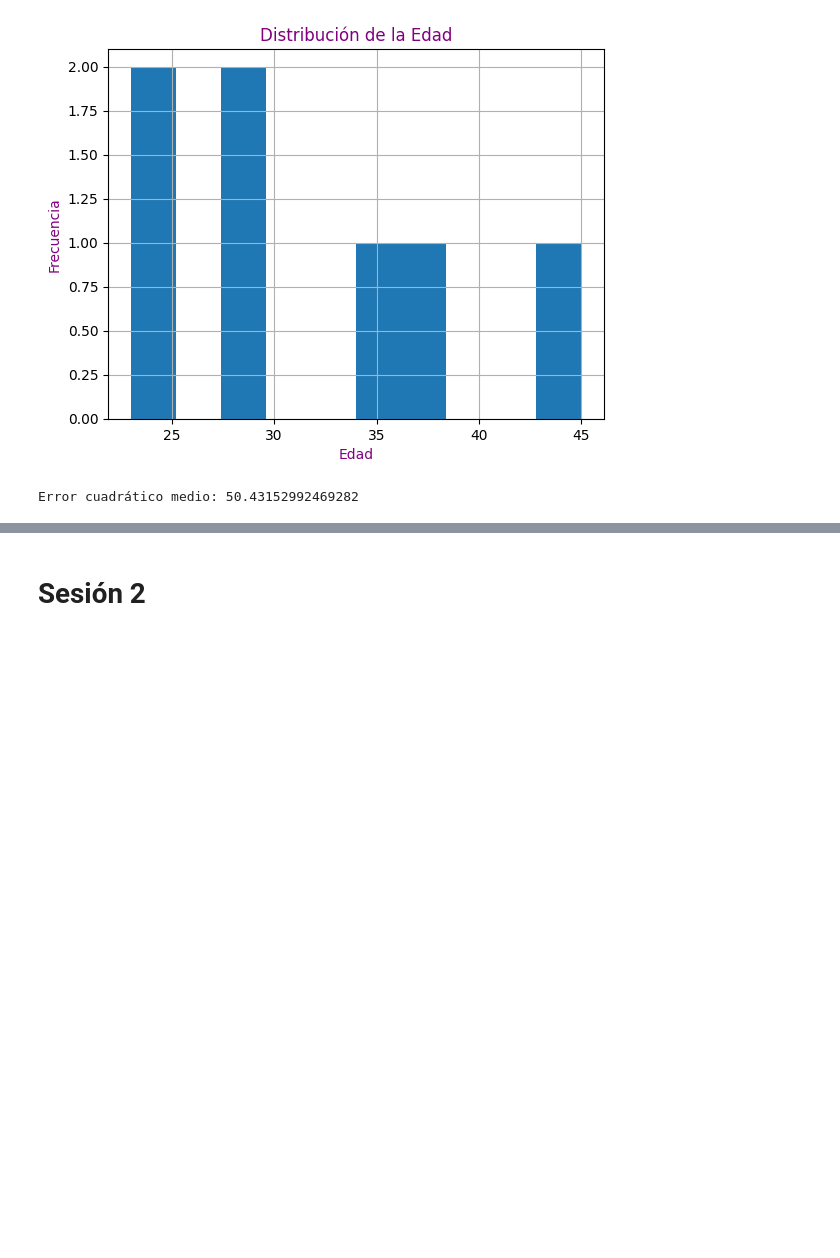
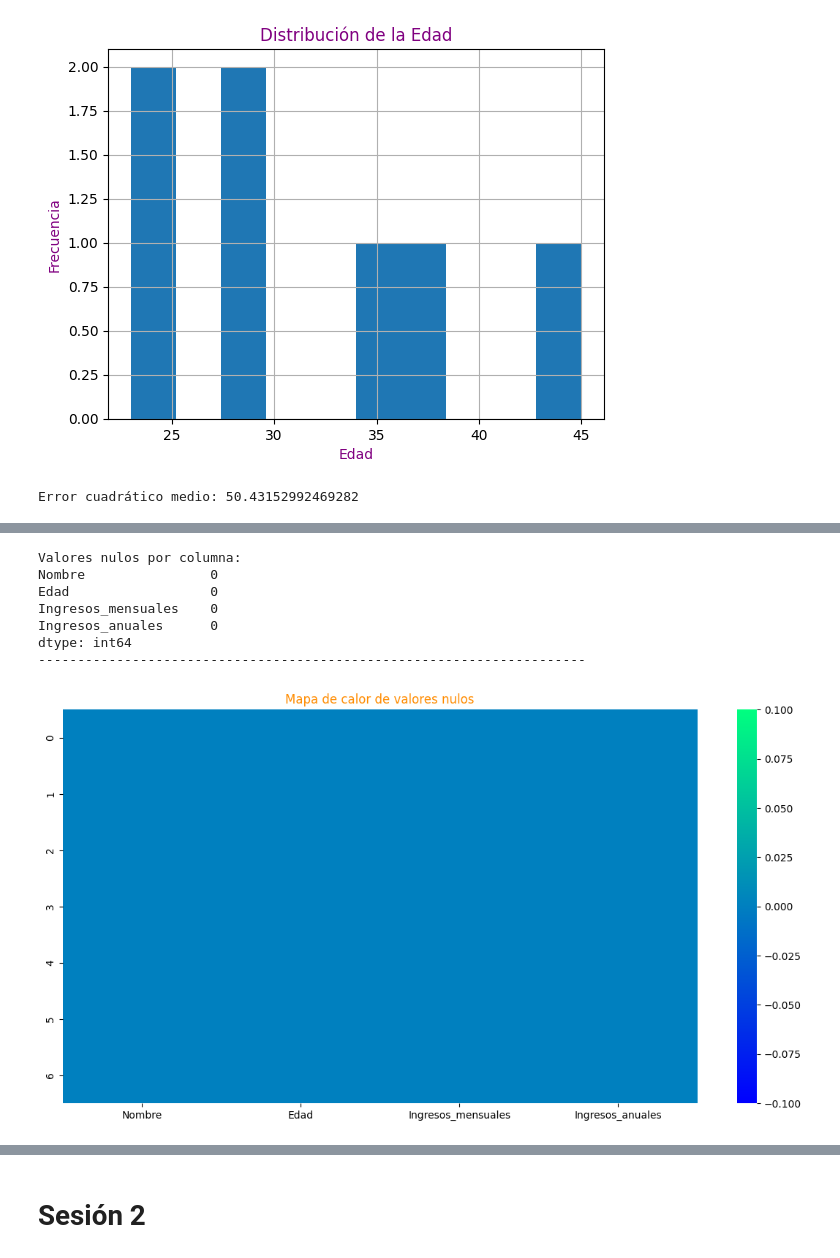
Before and after one commit to JDVAR7/IA-Intermedio, a Jupyter notebook: IA_claseI.ipynb, the cells around one changed output, grey strips where cells are left out. Cells and saved outputs as stored; diff of their text form; code cells hidden in the pictures; blank space fills up the shorter version.

```diff
--- a/IA_claseI.ipynb
+++ b/IA_claseI.ipynb
@@ -194,0 +251,19 @@ Error cuadrático medio: 50.43152992469282
+# %%
+print("Valores nulos por columna:")
+print(df.isnull().sum())
+print('----------------------------------------------------------------------')
+
+# Visualización gráfica
+plt.figure(figsize=(14, 7))
+sns.heatmap(df.isnull(), cbar=True, cmap="winter")
+plt.title("Mapa de calor de valores nulos", color='darkorange')
+plt.show()
+# %% [output]
+Valores nulos por columna:
+Nombre                0
+Edad                  0
+Ingresos_mensuales    0
+Ingresos_anuales      0
+dtype: int64
+----------------------------------------------------------------------
+[figure, added]
```
Also changed, not shown: parts of 47 cells of this notebook.
